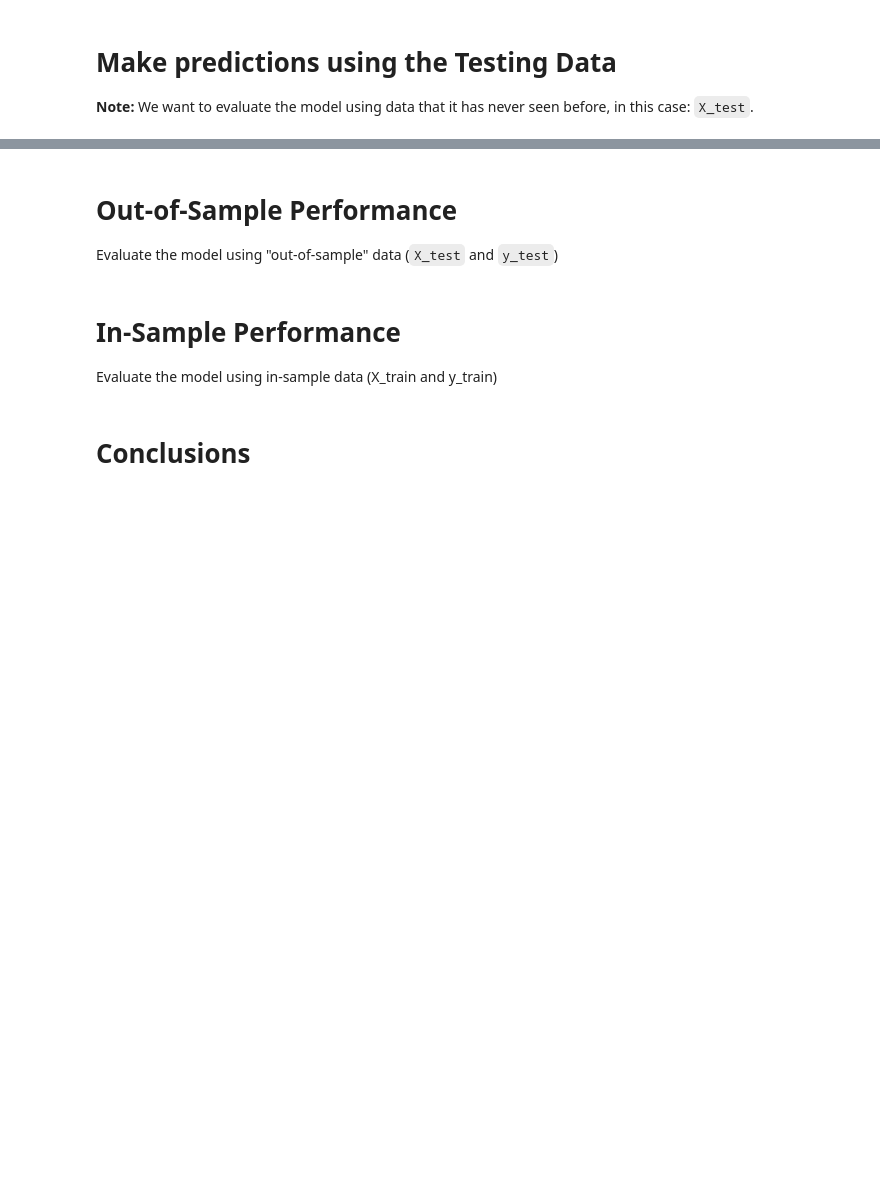
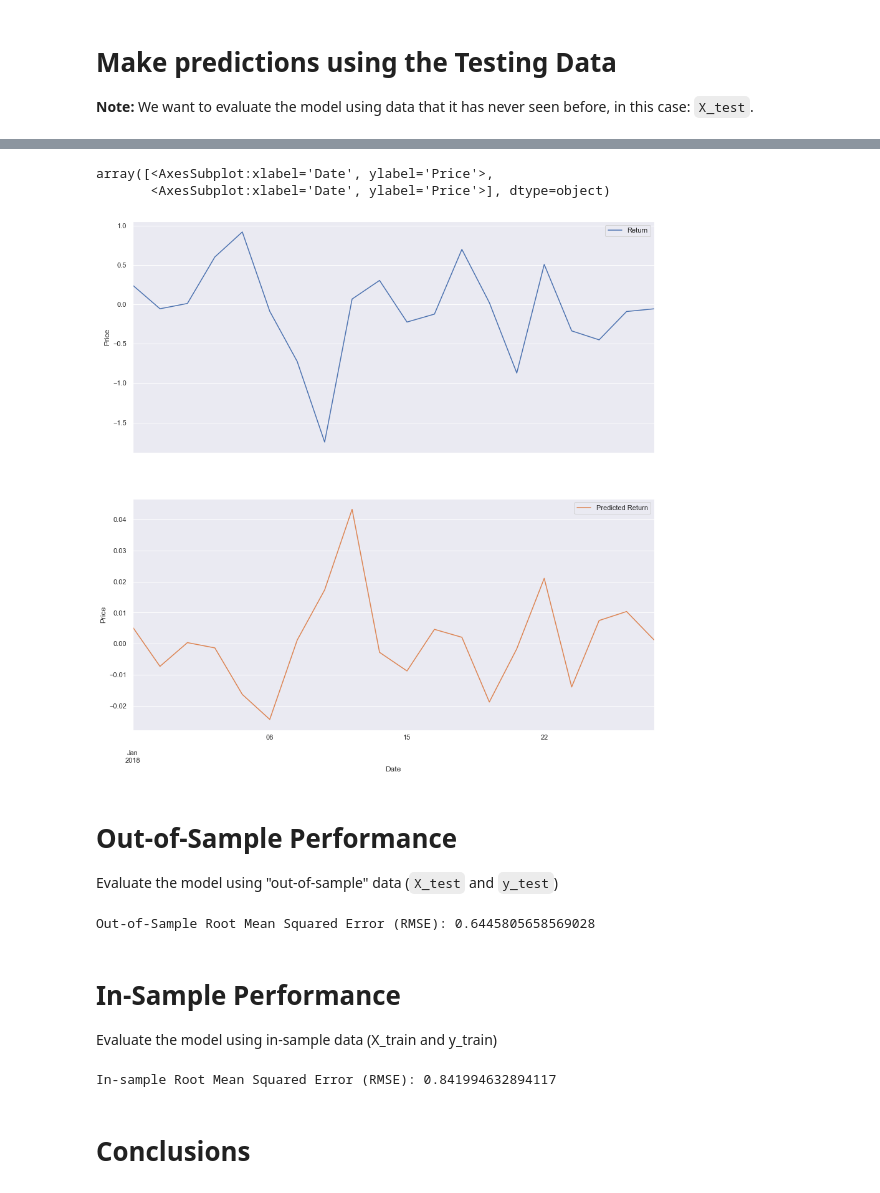
Before and after one commit to adamgulyas/currency-modelling, a Jupyter notebook: regression_analysis.ipynb, the cells around one changed output, grey strips where cells are left out. Drawn from its saved outputs; the diff is of its cells as text; code cells hidden in the pictures; blank space fills up the shorter version.

```diff
--- a/regression_analysis.ipynb
+++ b/regression_analysis.ipynb
@@ -102,5 +109,9 @@ from sklearn.linear_model import LinearRegression
 **Note:** We want to evaluate the model using data that it has never seen before, in this case: `X_test`.
 # %%
 # Make a prediction of "y" values using just the test dataset
+predictions = model.predict(X_test)
 # %%
 # Assemble actual y data (Y_test) with predicted y data (from just above) into two columns in a dataframe:
+results = y_test.to_frame()
+results['Predicted Return'] = predictions
+results.head()
@@ -107,30 +126,49 @@ from sklearn.linear_model import LinearRegression
 # %%
 # Plot the first 20 predictions vs the true values
+results[:20].plot(subplots=True, figsize=(15, 15), ylabel="Price")
+# %% [output]
+array([<AxesSubplot:xlabel='Date', ylabel='Price'>,
+       <AxesSubplot:xlabel='Date', ylabel='Price'>], dtype=object)
+[figure, added]
 # %% [markdown]
 # Out-of-Sample Performance
 
 Evaluate the model using "out-of-sample" data (`X_test` and `y_test`)
 # %%
 from sklearn.metrics import mean_squared_error
-# Calculate the mean_squared_error (MSE) on actual versus predicted test "y"
-# (Hint: use the dataframe from above)
 
+# Calculate the mean-squared error (MSE) on actual versus predicted test "y"
+mse = mean_squared_error(
+    results['Return'],
+    results['Predicted Return']
+)
 
-# Using that mean-squared-error, calculate the root-mean-squared error (RMSE):
+# Using the mean-squared error, calculate the root-mean-squared error (RMSE)
+rmse = np.sqrt(mse)
+print(f"Out-of-Sample Root Mean Squared Error (RMSE): {rmse}")
+# %% [output]
+Out-of-Sample Root Mean Squared Error (RMSE): 0.6445805658569028
 # %% [markdown]
 # In-Sample Performance
 
 Evaluate the model using in-sample data (X_train and y_train)
 # %%
 # Construct a dataframe using just the "y" training data:
-
+in_sample_results = y_train.to_frame()
 
 # Add a column of "in-sample" predictions to that dataframe:
-
+in_sample_results['In-sample Predictions'] = model.predict(X_train)
 
 # Calculate in-sample mean_squared_error (for comparison to out-of-sample)
-
+in_sample_mse = mean_squared_error(
+    in_sample_results['Return'],
+    in_sample_results['In-sample Predictions']
+)
 
 # Calculate in-sample root mean_squared_error (for comparison to out-of-sample)
+in_sample_rmse = np.sqrt(in_sample_mse)
+print(f"In-sample Root Mean Squared Error (RMSE): {in_sample_rmse}")
+# %% [output]
+In-sample Root Mean Squared Error (RMSE): 0.841994632894117
 # %% [markdown]
 # Conclusions
```
Also changed, not shown: parts of 8 cells of this notebook.
